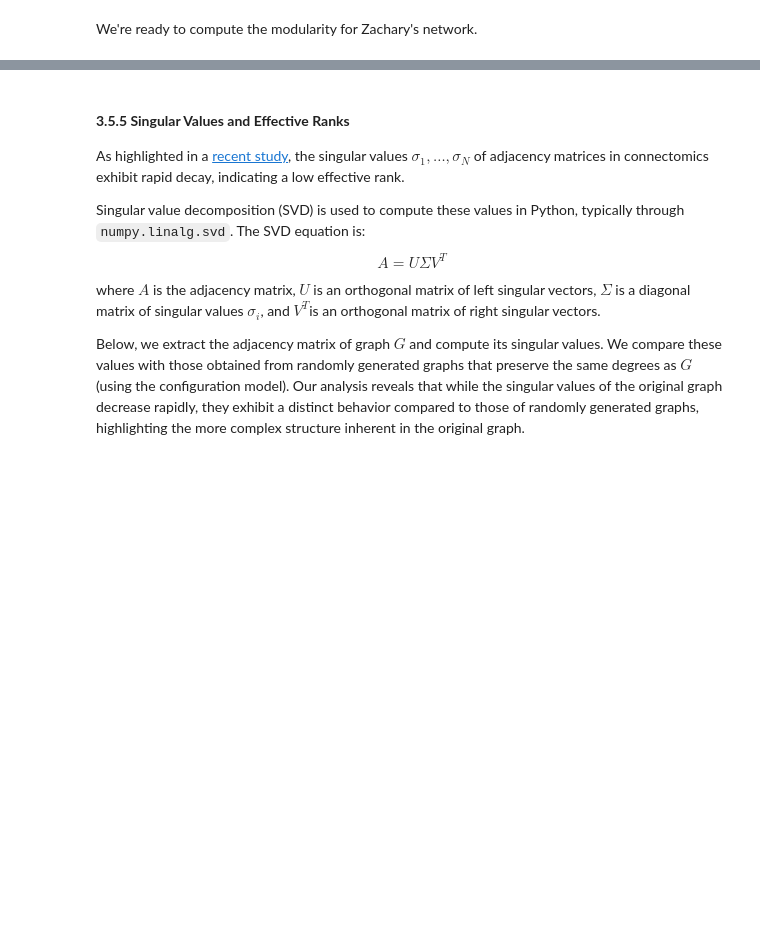
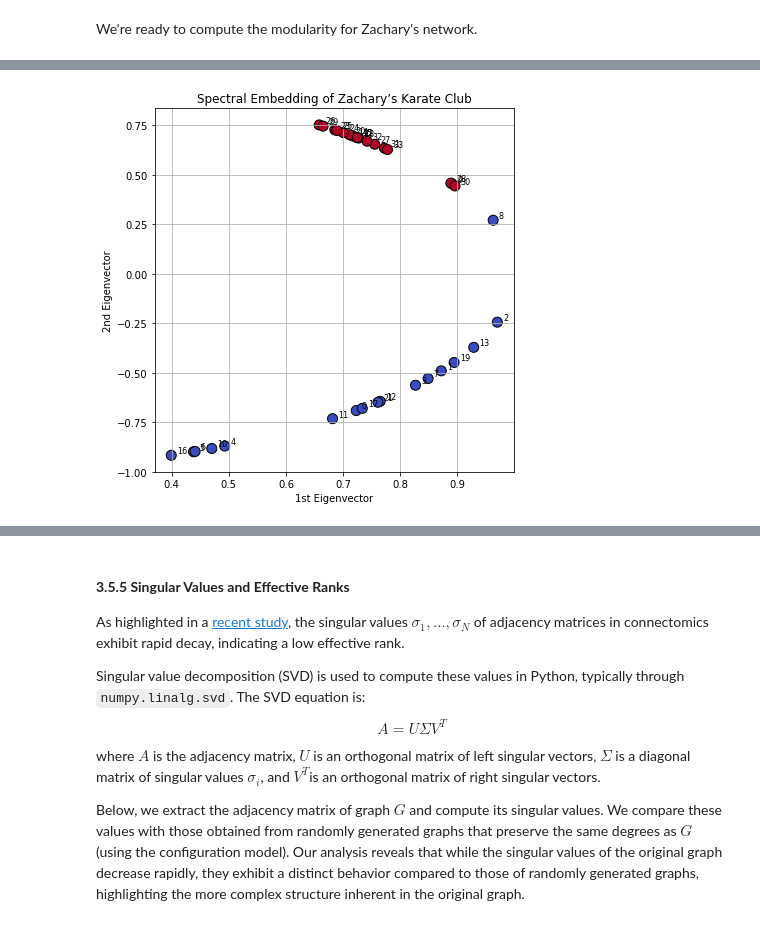
Before and after one commit to pdesrosiers/network-lab-mqsh, a Jupyter notebook: notebooks/network_intro.ipynb, the cells around one changed output, grey strips where cells are left out. Cells and saved outputs as stored; diff of their text form; code cells hidden in the pictures; blank space fills up the shorter version.

```diff
--- a/notebooks/network_intro.ipynb
+++ b/notebooks/network_intro.ipynb
@@ -1992,0 +1988,80 @@ plt.show()
+# %%
+import numpy as np
+import networkx as nx
+from sklearn.cluster import KMeans
+import matplotlib.pyplot as plt
+from networkx.linalg.laplacianmatrix import normalized_laplacian_matrix
+from scipy.cluster.vq import kmeans2
+
+# Load graph
+G = nx.karate_club_graph()
+
+# Get ground truth labels from club affiliation
+club_labels = np.array([0 if G.nodes[i]['club'] == 'Mr. Hi' else 1 for i in G.nodes])
+
+# Compute normalized Laplacian
+L = normalized_laplacian_matrix(G).todense()
+
+# Compute the first k eigenvectors (for k clusters)
+k = 2
+eigvals, eigvecs = np.linalg.eigh(L)
+U = eigvecs[:, :k]  # First k eigenvectors
+
+# Normalize rows of U
+U_norm = U / np.linalg.norm(U, axis=1, keepdims=True)
+
+# Visualize the spectral embedding
+import matplotlib.pyplot as plt
+
+plt.figure(figsize=(6, 6))
+plt.scatter(U_norm[:, 0], U_norm[:, 1], c=club_labels, cmap='coolwarm', edgecolors='black', s=100)
+for i, (x, y) in enumerate(U_norm):
+    plt.text(x + 0.01, y + 0.01, str(i), fontsize=8)
+plt.title('Spectral Embedding of Zachary’s Karate Club')
+plt.xlabel('1st Eigenvector')
+plt.ylabel('2nd Eigenvector')
+plt.grid(True)
+plt.tight_layout()
+plt.show()
+
+# Run k-means clustering on eigenvector embedding
+centroids, labels = kmeans2(U_norm, k=2, minit='++')
+
+# Get ground truth labels from club affiliation
+club_labels = np.array([0 if G.nodes[i]['club'] == 'Mr. Hi' else 1 for i in G.nodes])
+
+# Align inferred labels with ground truth
+if np.sum(labels == club_labels) < np.sum(labels != club_labels):
+    labels = 1 - labels
+
+# Get consistent layout for both plots
+pos = nx.spring_layout(G, seed=42)
+
+# Plot side by side
+fig, axes = plt.subplots(1, 2, figsize=(12, 6))
+
+# Ground truth
+nx.draw_networkx_nodes(G, pos, node_color=club_labels, cmap='coolwarm', edgecolors='black', node_size=120, ax=axes[0])
+nx.draw_networkx_edges(G, pos, alpha=0.5, ax=axes[0])
+axes[0].set_title("Ground Truth: Club Membership")
+axes[0].axis('off')
+
+# Inferred clusters
+nx.draw_networkx_nodes(G, pos, node_color=labels, cmap='coolwarm', edgecolors='black', node_size=120, ax=axes[1])
+nx.draw_networkx_edges(G, pos, alpha=0.5, ax=axes[1])
+axes[1].set_title("Spectral Clustering Result")
+axes[1].axis('off')
+
+plt.tight_layout()
+plt.show()
+
+
+from sklearn.metrics import adjusted_rand_score, normalized_mutual_info_score
+
+ari = adjusted_rand_score(club_labels, labels)
+nmi = normalized_mutual_info_score(club_labels, labels)
+
+print(f"Adjusted Rand Index (ARI): {ari:.3f}")
+print(f"Normalized Mutual Information (NMI): {nmi:.3f}")
+# %% [output]
+[figure, added]
```
Also changed, not shown: parts of 38 cells of this notebook.
